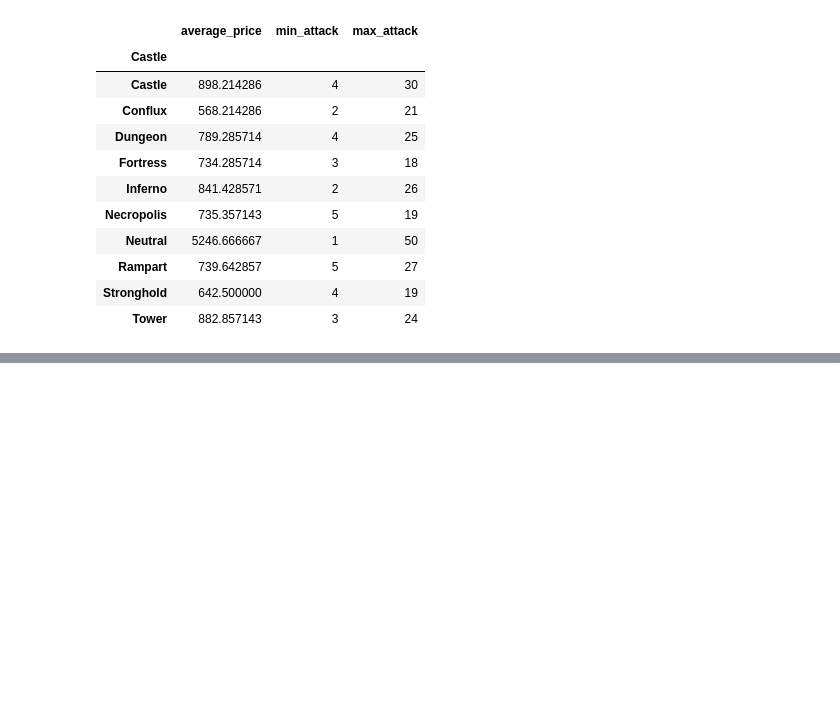
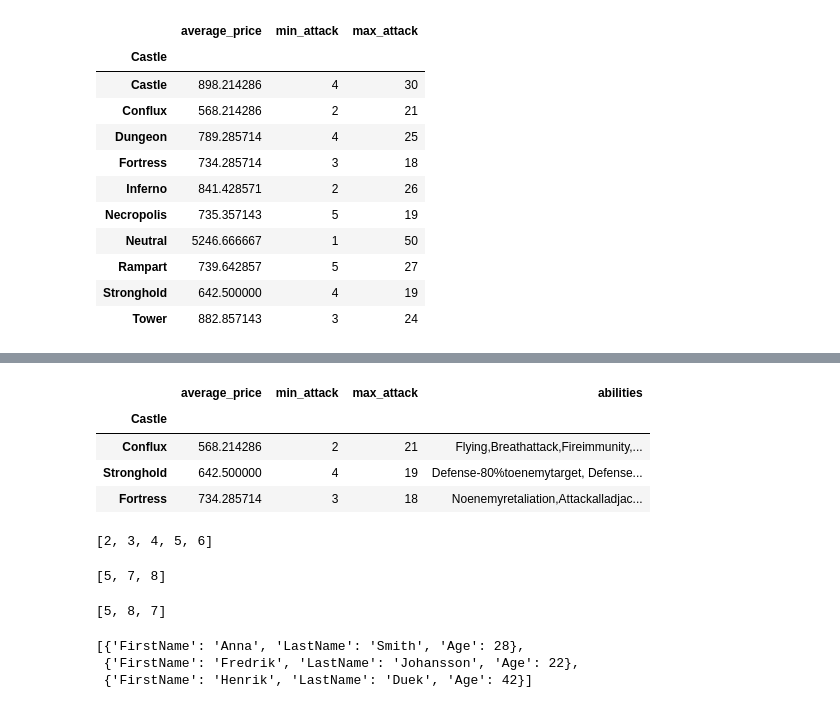
Before and after one commit to MaryKavalion/Data_Processing-Mary-Kavalionak, a Jupyter notebook: Code-Alongs/Aggregations_rus_notes.ipynb, the cells around one changed output, grey strips where cells are left out. Cells and saved outputs as stored; diff of their text form; code cells hidden in the pictures; blank space fills up the shorter version.

```diff
--- a/Code-Alongs/Aggregations_rus_notes.ipynb
+++ b/Code-Alongs/Aggregations_rus_notes.ipynb
@@ -612,0 +656,31 @@ heroes.groupby("Castle").agg(
+# %%
+def list_unique(x):
+    return ", ".join(x.unique())
+
+heroes.groupby("Castle").agg(
+    average_price  = pd.NamedAgg(column = "Gold", aggfunc = "mean"),
+    min_attack = pd.NamedAgg(column = "Attack", aggfunc = "min"),
+    max_attack = pd.NamedAgg(column = "Attack", aggfunc = "max"),
+    abilities = pd.NamedAgg(column = "Special_abilities", aggfunc=list_unique),
+    ).sort_values(by = "average_price", ascending = True).head(3)
+# %% [output]
+|  | average_price | min_attack | max_attack | abilities |
+| Castle |  |  |  |  |
+| Conflux | 568.214286 | 2 | 21 | Flying,Breathattack,Fireimmunity,... |
+| Stronghold | 642.500000 | 4 | 19 | Defense-80%toenemytarget, Defense... |
+| Fortress | 734.285714 | 3 | 18 | Noenemyretaliation,Attackalladjac... |
+# %%
+my_list = [3, 5, 2, 4, 6]
+my_list.sort()
+my_list
+# %% [output]
+[2, 3, 4, 5, 6]
+# %%
+a_lst = [5, 8, 7]
+sorted(a_lst)
+# %% [output]
+[5, 7, 8]
+# %%
+a_lst
+# %% [output]
+[5, 8, 7]
@@ -612,0 +699,9 @@ heroes.groupby("Castle").agg(
+# %%
+def my_sorting_func(person):
+    return person["FirstName"]
+
+sorted(dic_list, key = my_sorting_func)
+# %% [output]
+[{'FirstName': 'Anna', 'LastName': 'Smith', 'Age': 28},
+ {'FirstName': 'Fredrik', 'LastName': 'Johansson', 'Age': 22},
+ {'FirstName': 'Henrik', 'LastName': 'Duek', 'Age': 42}]
```
Also changed, not shown: parts of 6 cells of this notebook, 1 other file.
